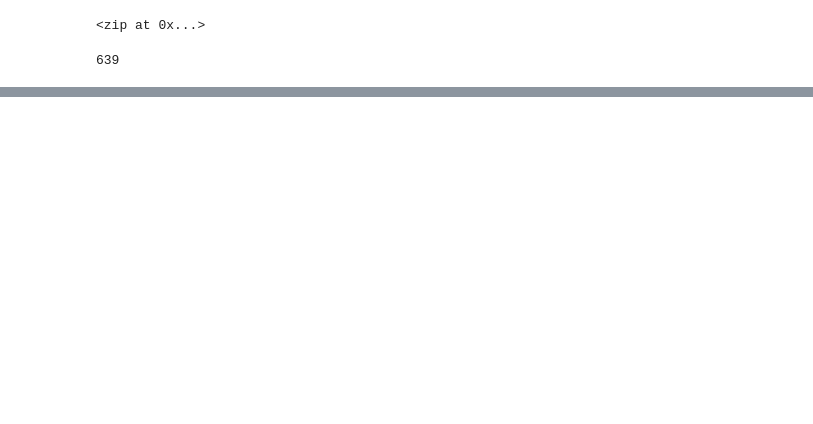
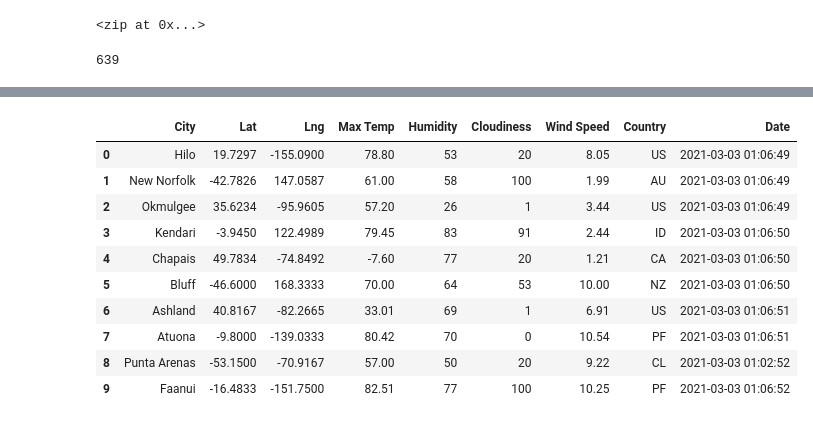
Before and after one commit to Terez18/World_Weather_Analysis, a Jupyter notebook: WeatherPy.ipynb, the cells around one changed output, grey strips where cells are left out. Cells and saved outputs as stored; diff of their text form; code cells hidden in the pictures; blank space fills up the shorter version.

```diff
--- a/WeatherPy.ipynb
+++ b/WeatherPy.ipynb
@@ -34,0 +136,16 @@ len(cities)
+# %%
+# Convert the array of dictionaries to a Pandas DataFrame.
+city_data_df = pd.DataFrame(city_data)
+city_data_df.head(10)
+# %% [output]
+|  | City | Lat | Lng | Max Temp | Humidity | Cloudiness | Wind Speed | Country | Date |
+| 0 | Hilo | 19.7297 | -155.0900 | 78.80 | 53 | 20 | 8.05 | US | 2021-03-03 01:06:49 |
+| 1 | New Norfolk | -42.7826 | 147.0587 | 61.00 | 58 | 100 | 1.99 | AU | 2021-03-03 01:06:49 |
+| 2 | Okmulgee | 35.6234 | -95.9605 | 57.20 | 26 | 1 | 3.44 | US | 2021-03-03 01:06:49 |
+| 3 | Kendari | -3.9450 | 122.4989 | 79.45 | 83 | 91 | 2.44 | ID | 2021-03-03 01:06:50 |
+| 4 | Chapais | 49.7834 | -74.8492 | -7.60 | 77 | 20 | 1.21 | CA | 2021-03-03 01:06:50 |
+| 5 | Bluff | -46.6000 | 168.3333 | 70.00 | 64 | 53 | 10.00 | NZ | 2021-03-03 01:06:50 |
+| 6 | Ashland | 40.8167 | -82.2665 | 33.01 | 69 | 1 | 6.91 | US | 2021-03-03 01:06:51 |
+| 7 | Atuona | -9.8000 | -139.0333 | 80.42 | 70 | 0 | 10.54 | PF | 2021-03-03 01:06:51 |
+| 8 | Punta Arenas | -53.1500 | -70.9167 | 57.00 | 50 | 20 | 9.22 | CL | 2021-03-03 01:02:52 |
+| 9 | Faanui | -16.4833 | -151.7500 | 82.51 | 77 | 100 | 10.25 | PF | 2021-03-03 01:06:52 |
```
Also changed, not shown: parts of 8 cells of this notebook, 3 other files.
